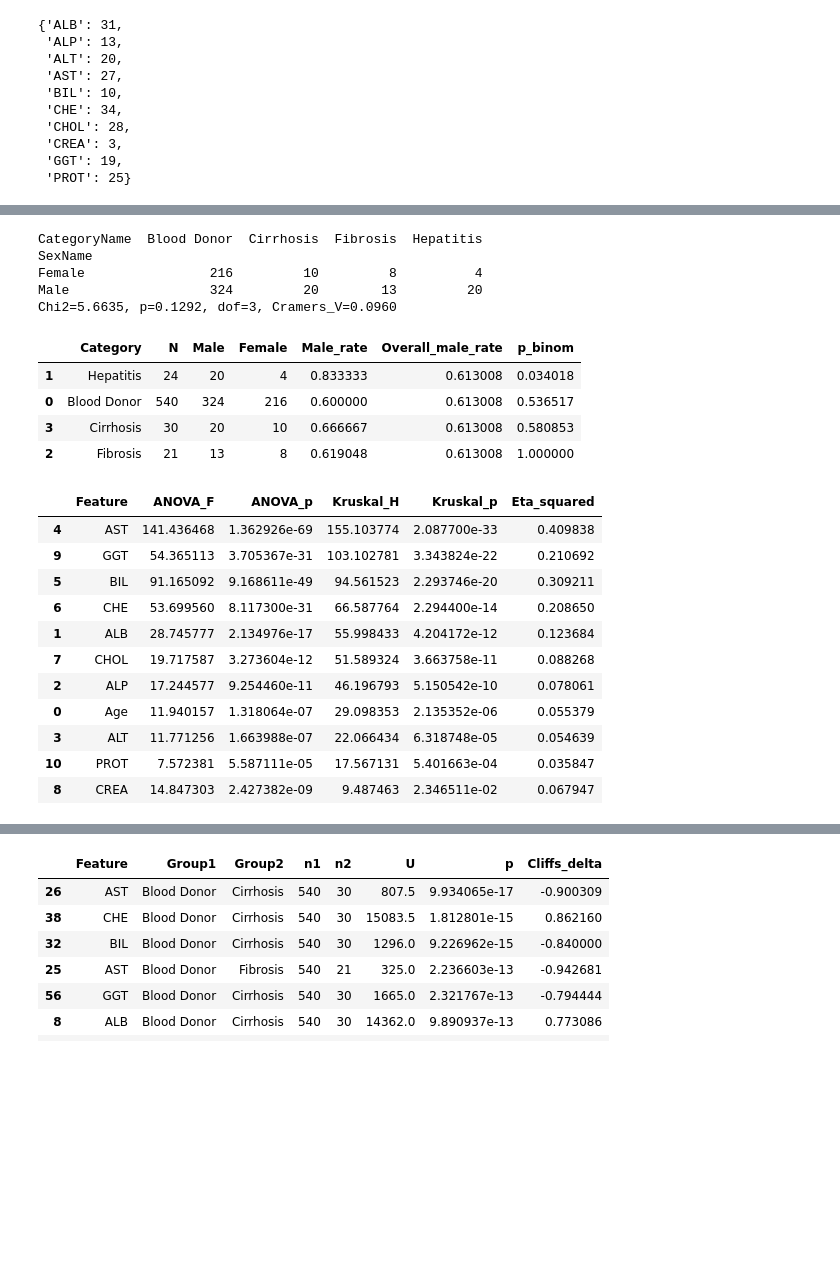
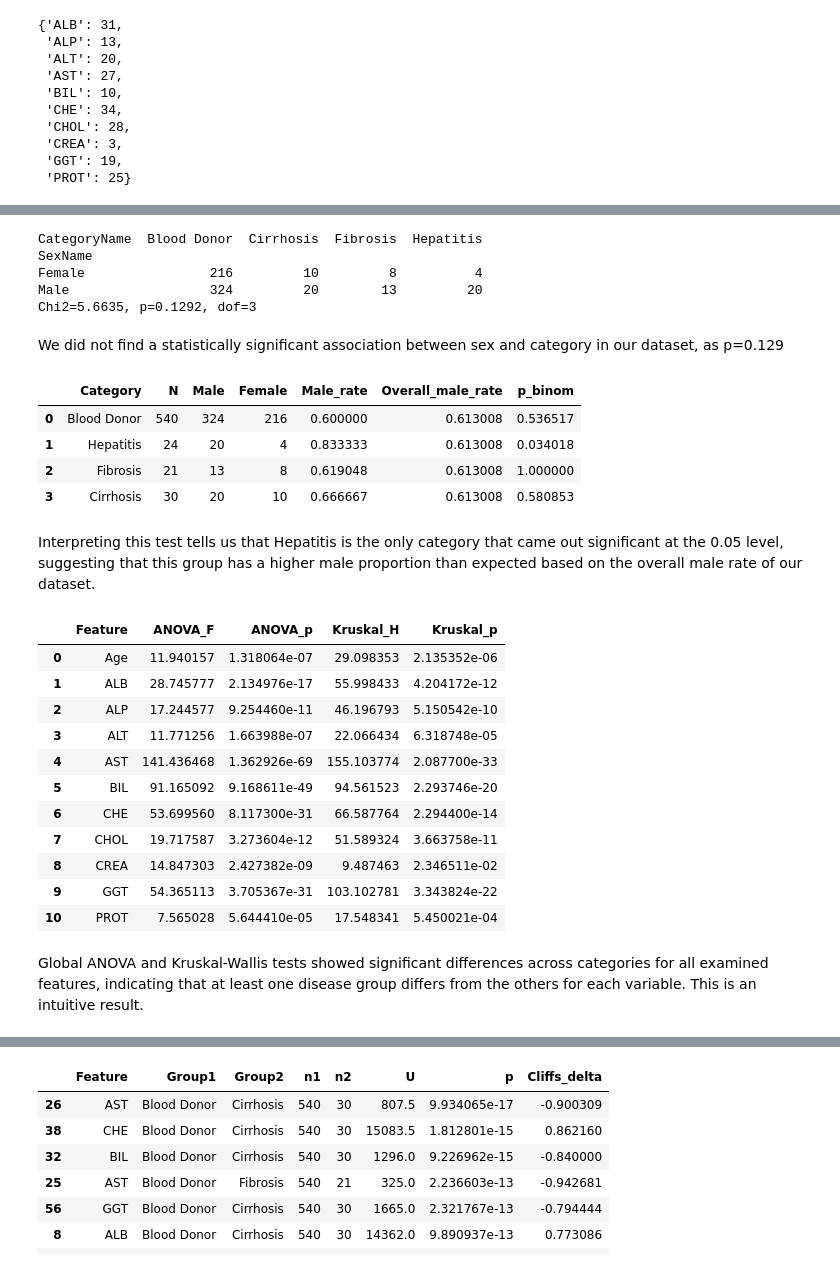
Before and after one commit to EdwardX29/CMSC320_Project, a Jupyter notebook: 320_project_checkpoint_2.ipynb, the cells around one changed output, grey strips where cells are left out. Cells and saved outputs as stored; diff of their text form; code cells hidden in the pictures; blank space fills up the shorter version.

```diff
--- a/320_project_checkpoint_2.ipynb
+++ b/320_project_checkpoint_2.ipynb
@@ -105,7 +108,7 @@ df['ALB'] = df['ALB'].fillna(df['ALB'].median())
 df['ALP'] = df['ALP'].fillna(df['ALP'].median())
 df['ALT'] = df['ALT'].fillna(df['ALT'].median())
 df['CHOL'] = df['CHOL'].fillna(df['CHOL'].median())
-df['PROT'] = df['PROT'].fillna(df['PROT'].mean())
+df['PROT'] = df['PROT'].fillna(df['PROT'].median())
 
 df.isna().sum()
 # %% [output]
@@ -262,30 +273,32 @@ categories = sorted(df_test["Category"].dropna().unique())
 # %%
-# 1) Sex vs Category association (Chi-square test)
+# First, let's look at Sex vs Category association using a Chi-square test
 sex_cat_ct = pd.crosstab(df_test["SexName"], df_test["CategoryName"])
 chi2, p_chi2, dof, expected = chi2_contingency(sex_cat_ct)
-n = sex_cat_ct.values.sum()
-r, c = sex_cat_ct.shape
-cramers_v = np.sqrt((chi2 / n) / (min(r - 1, c - 1)))
 
 print(sex_cat_ct)
-print(f"Chi2={chi2:.4f}, p={p_chi2:.4g}, dof={dof}, Cramers_V={cramers_v:.4f}")
+print(f"Chi2={chi2:.4f}, p={p_chi2:.4g}, dof={dof}")
 # %% [output]
 CategoryName  Blood Donor  Cirrhosis  Fibrosis  Hepatitis
 SexName
 Female                216         10         8          4
 Male                  324         20        13         20
-Chi2=5.6635, p=0.1292, dof=3, Cramers_V=0.0960
+Chi2=5.6635, p=0.1292, dof=3
+# %% [markdown]
+We did not find a statistically significant association between sex and category in our dataset, as p=0.129
 # %%
-# 2) Category enrichment by sex
+# Now, we will use a binomial test, which will tell us, for each category, whether the male proportion
+# in this category is significantly different from the overall proportion in the whole dataset.
+# Note that category in our dataset refers to Blood Donor, Hepatitis, Fibrosis, and Cirrhosis/
+
 overall_male_rate = (df_test["Sex"] == 1).mean()
-enrichment_rows = []
+test_results = []
 for cat in categories:
     sub = df_test[df_test["Category"] == cat]
     n_cat = len(sub)
     male_count = int((sub["Sex"] == 1).sum())
     female_count = int((sub["Sex"] == 0).sum())
     p_binom = binomtest(male_count, n_cat, p=overall_male_rate, alternative="two-sided").pvalue
-    enrichment_rows.append({
+    test_results.append({
         "Category": category_labels[cat],
         "N": n_cat,
         "Male": male_count,
@@ -294,50 +307,47 @@ for cat in categories:
         "Overall_male_rate": overall_male_rate,
         "p_binom": p_binom
     })
-enrichment_df = pd.DataFrame(enrichment_rows)
-display(enrichment_df.sort_values("p_binom"))
+test_results_df = pd.DataFrame(test_results)
+display(test_results_df)
 # %% [output]
 |  | Category | N | Male | Female | Male_rate | Overall_male_rate | p_binom |
+| 0 | Blood Donor | 540 | 324 | 216 | 0.600000 | 0.613008 | 0.536517 |
 | 1 | Hepatitis | 24 | 20 | 4 | 0.833333 | 0.613008 | 0.034018 |
-| 0 | Blood Donor | 540 | 324 | 216 | 0.600000 | 0.613008 | 0.536517 |
+| 2 | Fibrosis | 21 | 13 | 8 | 0.619048 | 0.613008 | 1.000000 |
 | 3 | Cirrhosis | 30 | 20 | 10 | 0.666667 | 0.613008 | 0.580853 |
-| 2 | Fibrosis | 21 | 13 | 8 | 0.619048 | 0.613008 | 1.000000 |
+# %% [markdown]
+Interpreting this test tells us that Hepatitis is the only category that came out significant at the 0.05 level, suggesting that this group has a higher male proportion than expected based on the overall male rate of our dataset.
 # %%
-# 3) Feature differences across categories (global tests)
-global_rows = []
+# Now, let's at whether each numeric feature differs across the 4 categories overall.
+result_rows = []
 for feat in feature_cols:
     groups = [df_test.loc[df_test["Category"] == cat, feat].dropna().values for cat in categories]
     if all(len(g) > 1 for g in groups):
         f_stat, p_anova = f_oneway(*groups)
         h_stat, p_kruskal = kruskal(*groups)
 
-        all_vals = np.concatenate(groups)
-        grand_mean = np.mean(all_vals)
-        ss_between = sum(len(g) * (np.mean(g) - grand_mean) ** 2 for g in groups)
-        ss_total = np.sum((all_vals - grand_mean) ** 2)
-        eta_sq = ss_between / ss_total if ss_total > 0 else np.nan
-
-        global_rows.append({
+        result_rows.append({
             "Feature": feat,
             "ANOVA_F": f_stat,
             "ANOVA_p": p_anova,
             "Kruskal_H": h_stat,
-            "Kruskal_p": p_kruskal,
-            "Eta_squared": eta_sq
+            "Kruskal_p": p_kruskal
         })
-global_df = pd.DataFrame(global_rows)
-display(global_df.sort_values("Kruskal_p"))
+result_df = pd.DataFrame(result_rows)
+display(result_df)
 # %% [output]
-|  | Feature | ANOVA_F | ANOVA_p | Kruskal_H | Kruskal_p | Eta_squared |
-| 4 | AST | 141.436468 | 1.362926e-69 | 155.103774 | 2.087700e-33 | 0.409838 |
-| 9 | GGT | 54.365113 | 3.705367e-31 | 103.102781 | 3.343824e-22 | 0.210692 |
-| 5 | BIL | 91.165092 | 9.168611e-49 | 94.561523 | 2.293746e-20 | 0.309211 |
-| 6 | CHE | 53.699560 | 8.117300e-31 | 66.587764 | 2.294400e-14 | 0.208650 |
-| 1 | ALB | 28.745777 | 2.134976e-17 | 55.998433 | 4.204172e-12 | 0.123684 |
-| 7 | CHOL | 19.717587 | 3.273604e-12 | 51.589324 | 3.663758e-11 | 0.088268 |
-| 2 | ALP | 17.244577 | 9.254460e-11 | 46.196793 | 5.150542e-10 | 0.078061 |
-| 0 | Age | 11.940157 | 1.318064e-07 | 29.098353 | 2.135352e-06 | 0.055379 |
-| 3 | ALT | 11.771256 | 1.663988e-07 | 22.066434 | 6.318748e-05 | 0.054639 |
-| 10 | PROT | 7.572381 | 5.587111e-05 | 17.567131 | 5.401663e-04 | 0.035847 |
-| 8 | CREA | 14.847303 | 2.427382e-09 | 9.487463 | 2.346511e-02 | 0.067947 |
+|  | Feature | ANOVA_F | ANOVA_p | Kruskal_H | Kruskal_p |
+| 0 | Age | 11.940157 | 1.318064e-07 | 29.098353 | 2.135352e-06 |
+| 1 | ALB | 28.745777 | 2.134976e-17 | 55.998433 | 4.204172e-12 |
+| 2 | ALP | 17.244577 | 9.254460e-11 | 46.196793 | 5.150542e-10 |
+| 3 | ALT | 11.771256 | 1.663988e-07 | 22.066434 | 6.318748e-05 |
+| 4 | AST | 141.436468 | 1.362926e-69 | 155.103774 | 2.087700e-33 |
+| 5 | BIL | 91.165092 | 9.168611e-49 | 94.561523 | 2.293746e-20 |
+| 6 | CHE | 53.699560 | 8.117300e-31 | 66.587764 | 2.294400e-14 |
+| 7 | CHOL | 19.717587 | 3.273604e-12 | 51.589324 | 3.663758e-11 |
+| 8 | CREA | 14.847303 | 2.427382e-09 | 9.487463 | 2.346511e-02 |
+| 9 | GGT | 54.365113 | 3.705367e-31 | 103.102781 | 3.343824e-22 |
+| 10 | PROT | 7.565028 | 5.644410e-05 | 17.548341 | 5.450021e-04 |
+# %% [markdown]
+Global ANOVA and Kruskal-Wallis tests showed significant differences across categories for all examined features, indicating that at least one disease group differs from the others for each variable. This is an intuitive result.
 # %%
```
Also changed, not shown: parts of 16 cells of this notebook.
